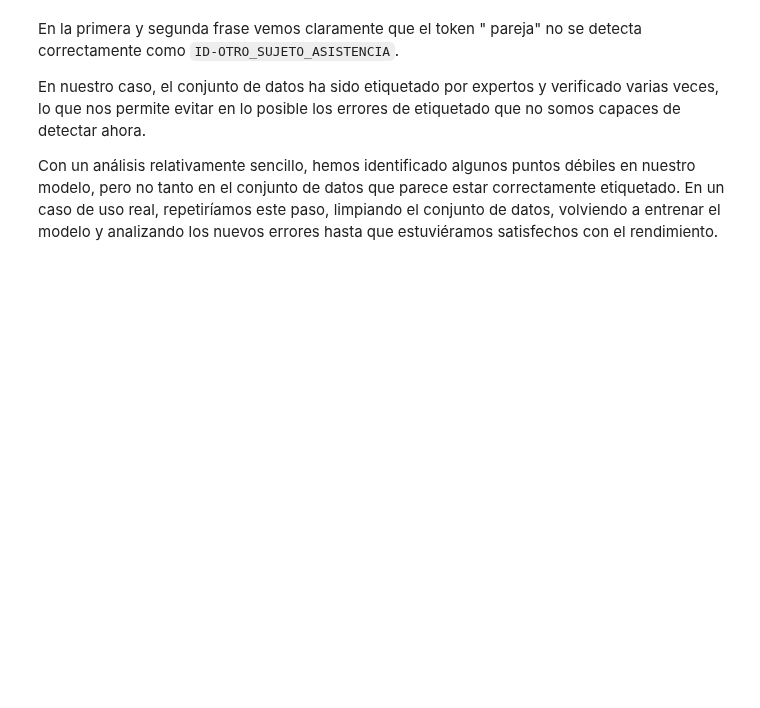
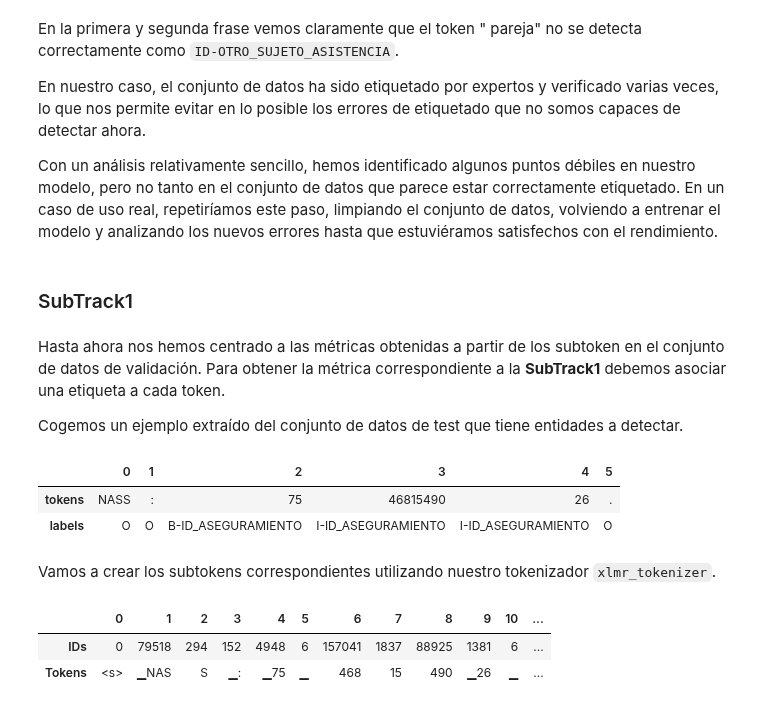
Before and after one commit to GuiGel/MedDocAn, a Jupyter notebook: cdti/meddocan/a_transformers.ipynb, the cells around one changed output. Drawn from its saved outputs; the diff is of its cells as text; code cells hidden in the pictures; blank space fills up the shorter version.

Commit message:
:books: Update cdti SubTrack1

```diff
--- a/cdti/meddocan/a_transformers.ipynb
+++ b/cdti/meddocan/a_transformers.ipynb
@@ -1101,3 +1097,31 @@ En la primera y segunda frase vemos claramente que el token " pareja" no se dete
 En nuestro caso, el conjunto de datos ha sido etiquetado por expertos y verificado varias veces, lo que nos permite evitar en lo posible los errores de etiquetado que no somos capaces de detectar ahora.
 
 Con un análisis relativamente sencillo, hemos identificado algunos puntos débiles en nuestro modelo, pero no tanto en el conjunto de datos que parece estar correctamente etiquetado. En un caso de uso real, repetiríamos este paso, limpiando el conjunto de datos, volviendo a entrenar el modelo y analizando los nuevos errores hasta que estuviéramos satisfechos con el rendimiento.
+# %% [markdown]
+### SubTrack1
+# %% [markdown]
+Hasta ahora nos hemos centrado a las métricas obtenidas a partir de los subtoken en el conjunto de datos de validación. Para obtener la métrica correspondiente a la **SubTrack1** debemos asociar una etiqueta a cada token.
+
+Cogemos un ejemplo extraído del conjunto de datos de test que tiene entidades a detectar.
+# %%
+example = ds["test"][0]
+
+tokens = example["tokens"]
+ner_tags = example["ner_tags"]
+labels = [tags.int2str(idx) for idx in ner_tags]
+pd.DataFrame([tokens, labels], index=["tokens", "labels"])
+# %% [output]
+|  | 0 | 1 | 2 | 3 | 4 | 5 |
+| tokens | NASS | : | 75 | 46815490 | 26 | . |
+| labels | O | O | B-ID_ASEGURAMIENTO | I-ID_ASEGURAMIENTO | I-ID_ASEGURAMIENTO | O |
+# %% [markdown]
+Vamos a crear los subtokens correspondientes utilizando nuestro tokenizador ``xlmr_tokenizer``.
+# %%
+tokenized_inputs = xlmr_tokenizer(tokens, truncation=True, is_split_into_words=True)
+input_ids = tokenized_inputs["input_ids"]
+input_tokens = xlmr_tokenizer.convert_ids_to_tokens(tokenized_inputs["input_ids"])
+pd.DataFrame([input_ids, input_tokens], index=["IDs", "Tokens"])
+# %% [output]
+|  | 0 | 1 | 2 | 3 | 4 | 5 | 6 | 7 | 8 | 9 | 10 | ... |
+| IDs | 0 | 79518 | 294 | 152 | 4948 | 6 | 157041 | 1837 | 88925 | 1381 | 6 | ... |
+| Tokens | <s> | ▁NAS | S | ▁: | ▁75 | ▁ | 468 | 15 | 490 | ▁26 | ▁ | ... |
```
Also changed, not shown: parts of 22 cells of this notebook.
